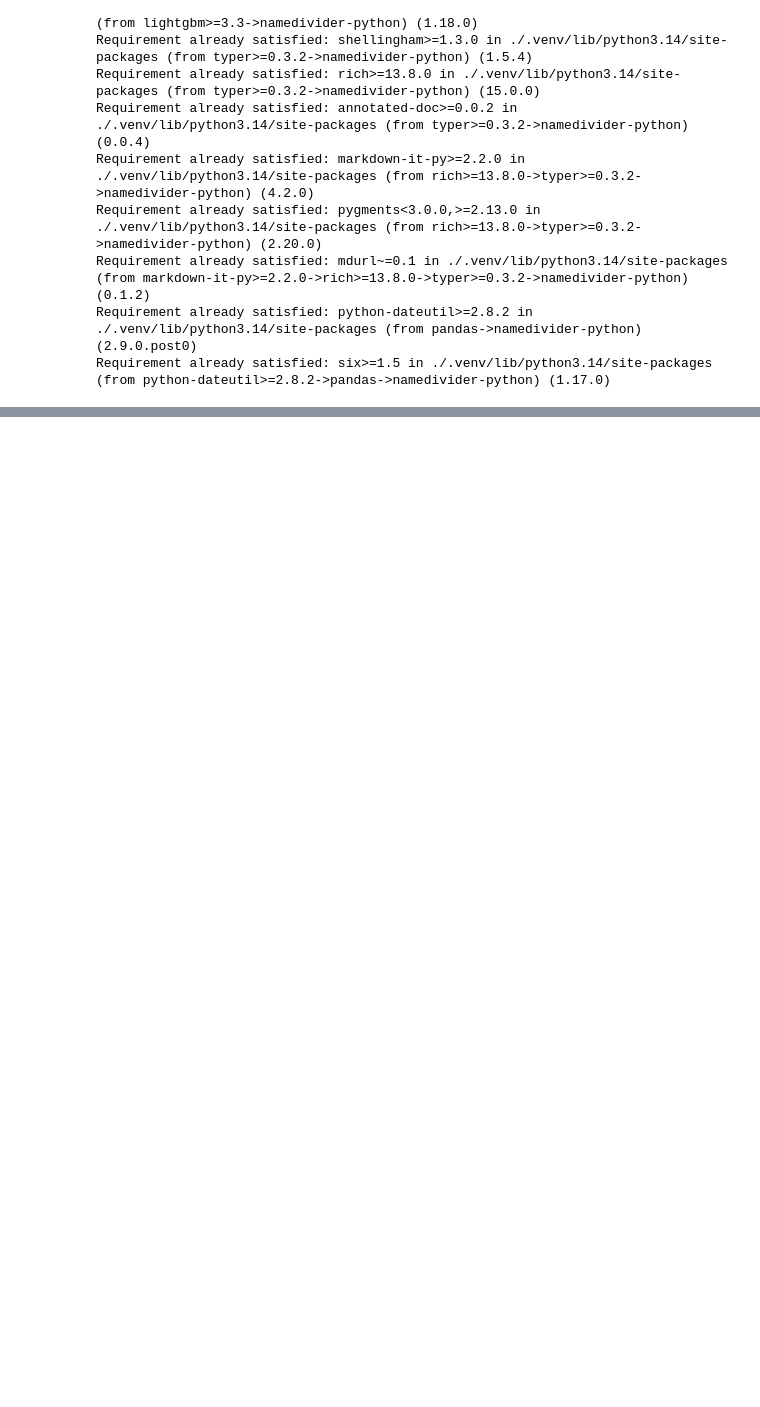
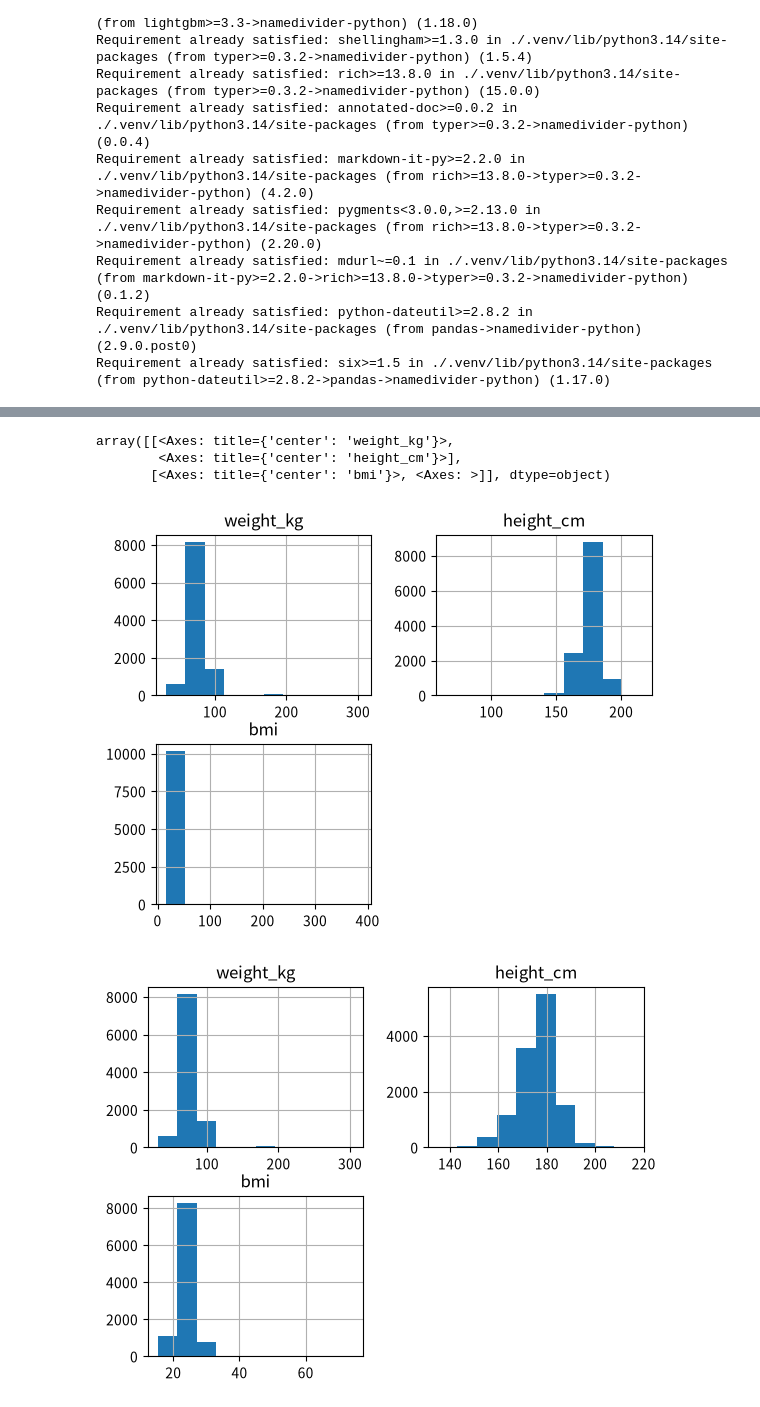
Before and after one commit to ren255/jpersondata_crawler, a Jupyter notebook: crawler.ipynb, the cells around one changed output, grey strips where cells are left out. Cells and saved outputs as stored; diff of their text form; code cells hidden in the pictures; blank space fills up the shorter version.

```diff
--- a/crawler.ipynb
+++ b/crawler.ipynb
@@ -383,4 +378,4 @@ def split_name(x):
         return x
     return _split_name_cached(x)
 # %%
-wikidata["kanji"] = wikidata["kanji"].apply(split_name)
+# wikidata["kanji"] = wikidata["kanji"].apply(split_name)
@@ -402,0 +448,42 @@ wikidata["height_cm"] = np.where(
+# %%
+# meters
+wikidata["height_cm"] = np.where(
+    wikidata["height_cm"] <= 3, wikidata["height_cm"] * 100, wikidata["height_cm"]
+)
+
+# feet
+wikidata["height_cm"] = np.where(
+    wikidata["height_cm"] <= 10, wikidata["height_cm"] * 30.48, wikidata["height_cm"]
+)
+# %%
+wikidata2 = wikidata.copy()
+wikidata2["bmi"] = wikidata2["weight_kg"] / (wikidata2["height_cm"] / 100) ** 2
+
+# original
+player = wikidata2["occupations"].str.contains("選手", na=False)  # 29k
+wikidata2[["weight_kg", "height_cm", "bmi"]][player].hist()
+# height fix
+height_mask = (wikidata2["height_cm"] < 90) & player
+wikidata2.loc[height_mask, "height_cm"] = wikidata2.loc[height_mask, "height_cm"] * 2.54
+wikidata2["bmi"] = wikidata2["weight_kg"] / (wikidata2["height_cm"] / 100) ** 2
+wikidata2[["weight_kg", "height_cm", "bmi"]][player].hist()
+
+# weight fix
+weight_mask = (wikidata2["bmi"] >= 40) & player
+wikidata2.loc[weight_mask, "weight_kg"] = (
+    wikidata2.loc[weight_mask, "weight_kg"] * 0.453592
+)
+
+# checked all people with above 40 BMI and these are the people who was using lbs
+# 渡辺華奈　丸藤正道　 沖田杏梨
+mask = wikidata2["qid"].isin(["Q45819258", "Q1859112", "Q720246"])
+wikidata2.loc[mask, "weight_kg"] = wikidata2.loc[mask, "weight_kg"] * 0.453592
+wikidata2["bmi"] = wikidata2["weight_kg"] / (wikidata2["height_cm"] / 100) ** 2
+
+wikidata2[["weight_kg", "height_cm", "bmi"]].hist()
+# %% [output]
+array([[<Axes: title={'center': 'weight_kg'}>,
+        <Axes: title={'center': 'height_cm'}>],
+       [<Axes: title={'center': 'bmi'}>, <Axes: >]], dtype=object)
+[figure, added]
+[figure, added]
```
Also changed, not shown: parts of 20 cells of this notebook, 6 other files.
